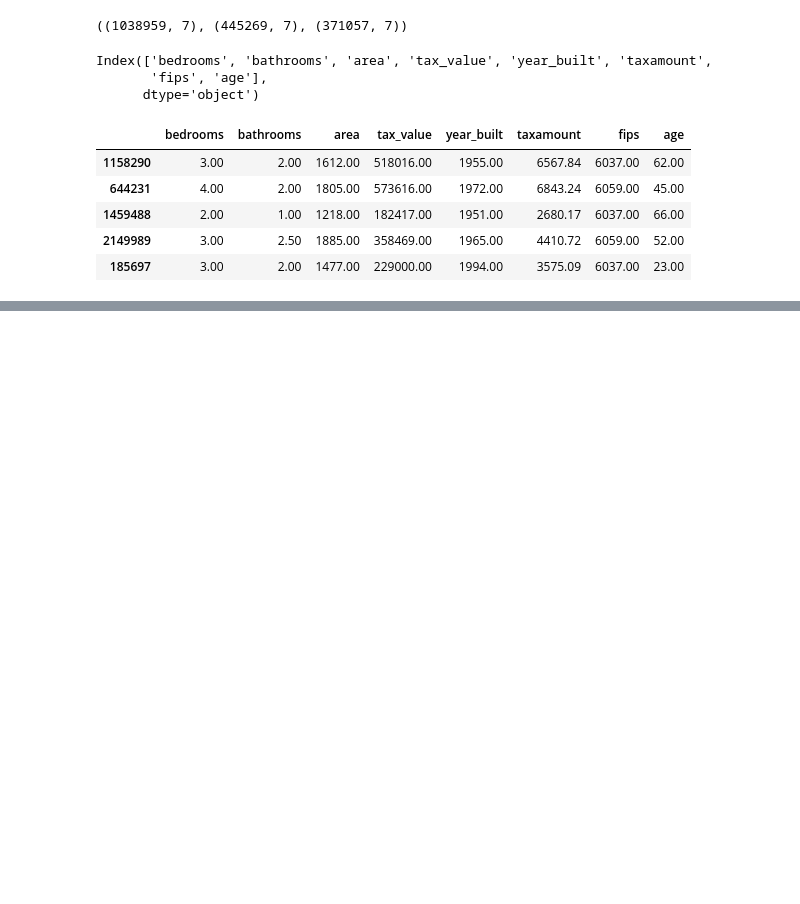
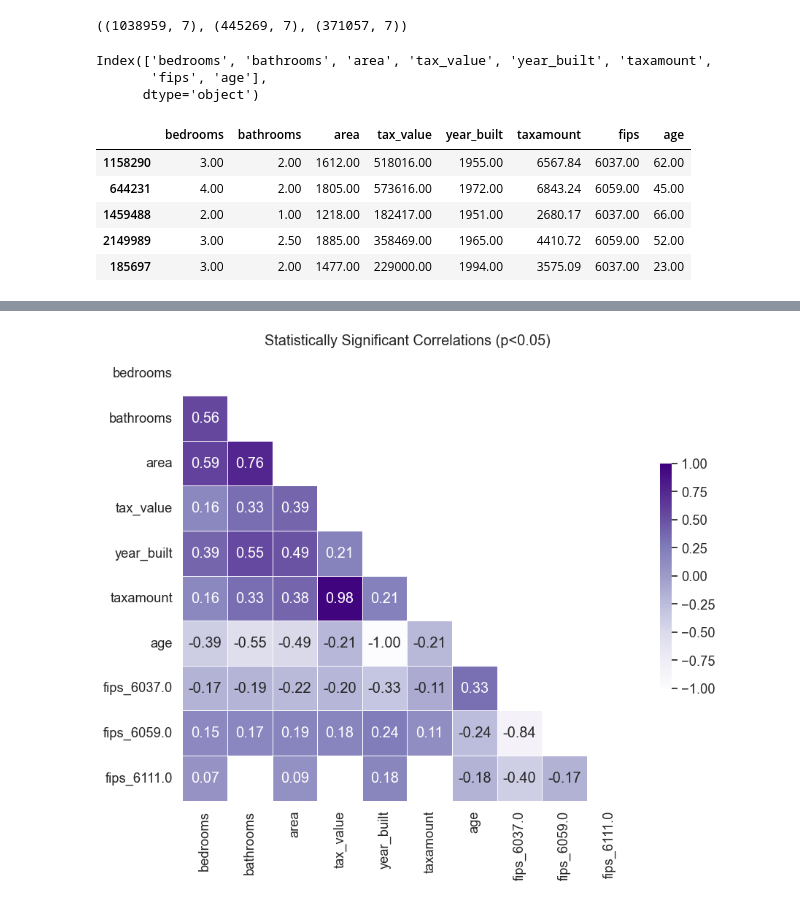
Before and after one commit to gabecavazos/regression_project, a Jupyter notebook: work.ipynb, the cells around one changed output, grey strips where cells are left out. Cells and saved outputs as stored; diff of their text form; code cells hidden in the pictures; blank space fills up the shorter version.

```diff
--- a/work.ipynb
+++ b/work.ipynb
@@ -164,0 +155,6 @@ GaussianProcessRegressor             0.08
+# %%
+train_w_dummies = pd.get_dummies(train)
+# %%
+evaluate.visualize_corr(train_w_dummies)
+# %% [output]
+[figure, added]
```
Also changed, not shown: parts of 22 cells of this notebook, 2 other files.
